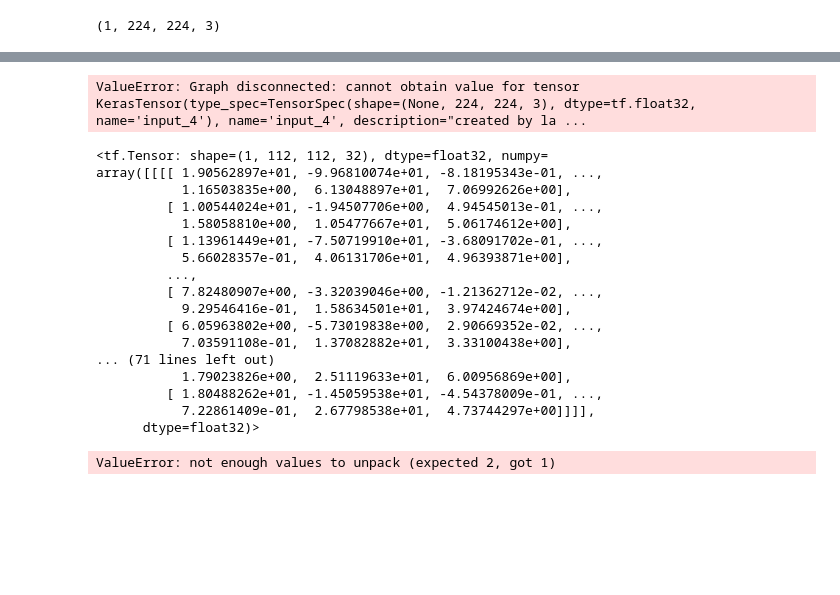
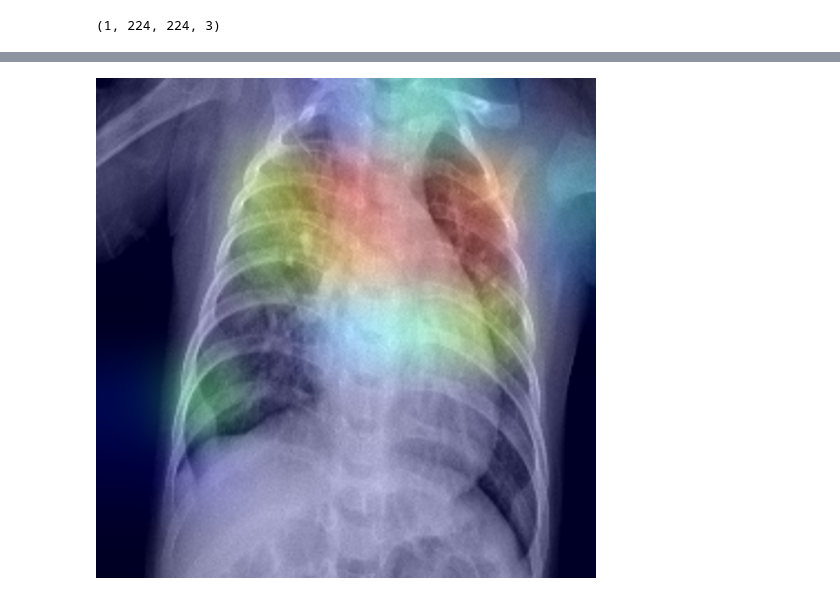
Before and after one commit to angussaw/Explainable-Neural-Networks, a Jupyter notebook: training.ipynb, the cells around one changed output, grey strips where cells are left out. Drawn from its saved outputs; the diff is of its cells as text; code cells hidden in the pictures; blank space fills up the shorter version.

```diff
--- a/training.ipynb
+++ b/training.ipynb
@@ -268,3 +285,6 @@ def make_gradcam_heatmap(img_array, model, last_conv_layer_name, pred_index=None
     # For visualization purpose, we will also normalize the heatmap between 0 & 1
     heatmap = tf.maximum(heatmap, 0) / tf.math.reduce_max(heatmap)
     return heatmap.numpy()
+# %%
+last_conv_layer_name = list(filter(lambda x: isinstance(x, tf.keras.layers.Conv2D), model.layers))[-1].name
+last_conv_layer_name
@@ -270,0 +297,7 @@ def make_gradcam_heatmap(img_array, model, last_conv_layer_name, pred_index=None
+# %%
+img_array = img_arrays[0][4]
+
+prediction_prob = model.predict(np.expand_dims(img_array, axis=0))
+prediction = np.where(prediction_prob < 0.5, 0, 1)
+label = labels[0]
+print(prediction_prob, prediction, label)
@@ -271,7 +307,11 @@ def make_gradcam_heatmap(img_array, model, last_conv_layer_name, pred_index=None
 # %%
-image, label = next(iter(test_dataset))
-img_tensor = image[3]
+
+img_tensor = img_array
 img_tensor = np.expand_dims(img_tensor, axis=0)
+
+heatmap = make_gradcam_heatmap(img_tensor, model, last_conv_layer_name)
+heatmap = np.uint8(255 * heatmap)
+
 img_tensor.shape
 # %% [output]
 (1, 224, 224, 3)
@@ -310,37 +318,25 @@ for layer in model.layers:
-# %%
-grad_model = tf.keras.models.Model(
-    inputs = [model.get_layer('mobilenetv2_1.00_224').input],
-    outputs = [model.get_layer('mobilenetv2_1.00_224').get_layer(last_conv_layer_name).output]
-)
-# %% [output]
-ValueError: Graph disconnected: cannot obtain value for tensor KerasTensor(type_spec=TensorSpec(shape=(None, 224, 224, 3), dtype=tf.float32, name='input_4'), name='input_4', description="created by la ...
-# %%
-# Then, we compute the gradient of the top predicted class for our input image
-# with respect to the activations of the last conv layer
-grad_model(img_tensor)
-# %% [output]
-<tf.Tensor: shape=(1, 112, 112, 32), dtype=float32, numpy=
-array([[[[ 1.90562897e+01, -9.96810074e+01, -8.18195343e-01, ...,
-           1.16503835e+00,  6.13048897e+01,  7.06992626e+00],
-         [ 1.00544024e+01, -1.94507706e+00,  4.94545013e-01, ...,
-           1.58058810e+00,  1.05477667e+01,  5.06174612e+00],
-         [ 1.13961449e+01, -7.50719910e+01, -3.68091702e-01, ...,
-           5.66028357e-01,  4.06131706e+01,  4.96393871e+00],
-         ...,
-         [ 7.82480907e+00, -3.32039046e+00, -1.21362712e-02, ...,
-           9.29546416e-01,  1.58634501e+01,  3.97424674e+00],
-         [ 6.05963802e+00, -5.73019838e+00,  2.90669352e-02, ...,
-           7.03591108e-01,  1.37082882e+01,  3.33100438e+00],
-... (71 lines left out)
-           1.79023826e+00,  2.51119633e+01,  6.00956869e+00],
-         [ 1.80488262e+01, -1.45059538e+01, -4.54378009e-01, ...,
-           7.22861409e-01,  2.67798538e+01,  4.73744297e+00]]]],
-      dtype=float32)>
-# %%
-heatmap = make_gradcam_heatmap(img_tensor, model, last_conv_layer_name)
-
-# Display heatmap
-plt.matshow(heatmap)
-plt.show()
-# %% [output]
-ValueError: not enough values to unpack (expected 2, got 1)
+# %%
+# Create an image with RGB colorized heatmap
+img_array_resized = tf.keras.preprocessing.image.array_to_img(img_array)
+img_array_resized = img_array_resized.resize((500, 500))
+img_array_resized = tf.keras.preprocessing.image.img_to_array(img_array_resized)
+# %%
+import matplotlib.cm as cm
+# Use jet colormap to colorize heatmap
+jet = cm.get_cmap("jet")
+
+# Use RGB values of the colormap
+jet_colors = jet(np.arange(256))[:, :3]
+jet_heatmap = jet_colors[heatmap]
+
+# Create an image with RGB colorized heatmap
+jet_heatmap = tf.keras.preprocessing.image.array_to_img(jet_heatmap)
+jet_heatmap = jet_heatmap.resize((img_array_resized.shape[1], img_array_resized.shape[0]))
+jet_heatmap = tf.keras.preprocessing.image.img_to_array(jet_heatmap)
+
+# Superimpose the heatmap on original image
+superimposed_img = jet_heatmap * 0.4 + img_array_resized
+superimposed_img = tf.keras.preprocessing.image.array_to_img(superimposed_img)
+superimposed_img
+# %% [output]
+[figure, added]
```
Also changed, not shown: parts of 24 cells of this notebook, 49 other files.
